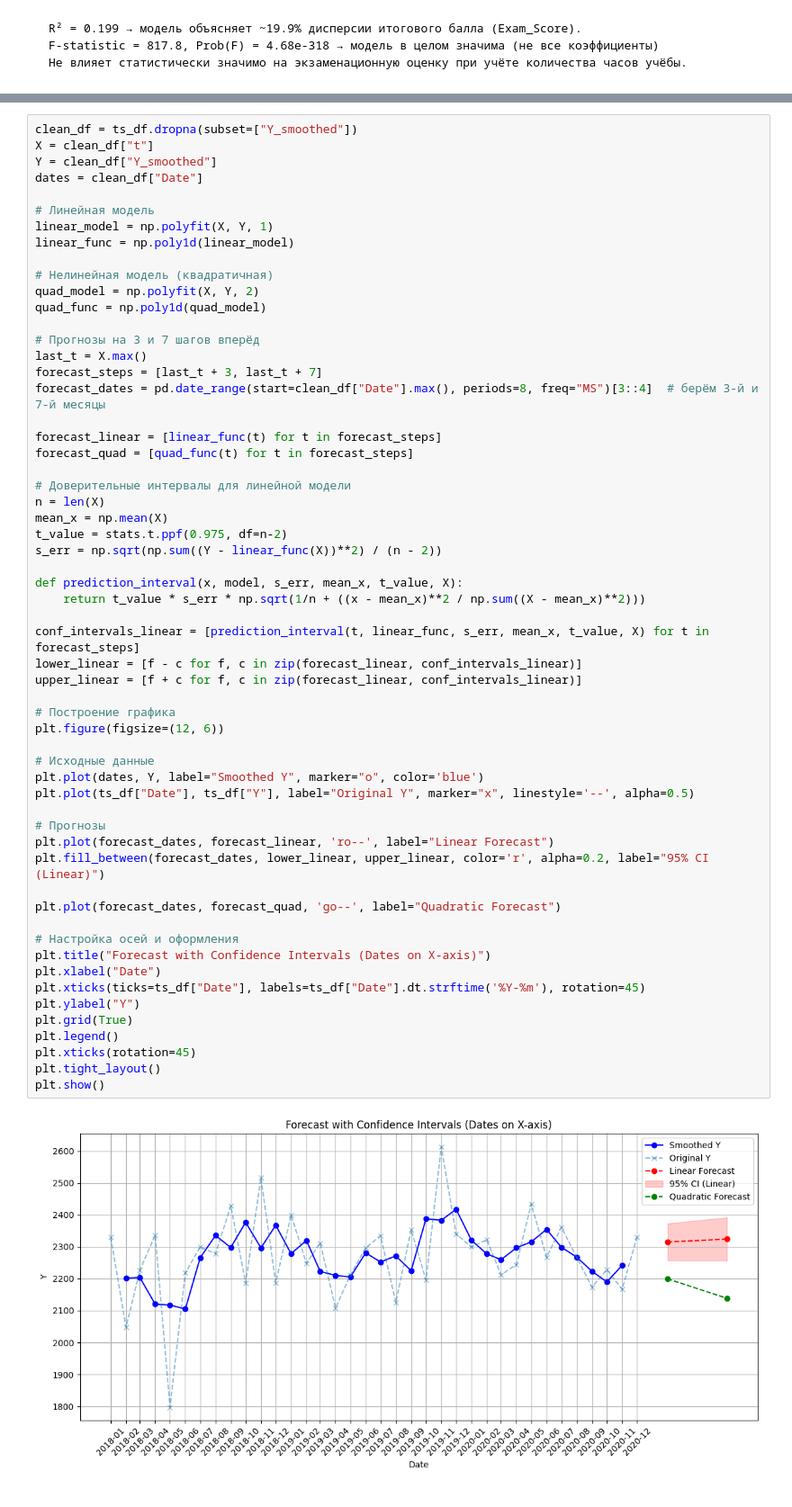
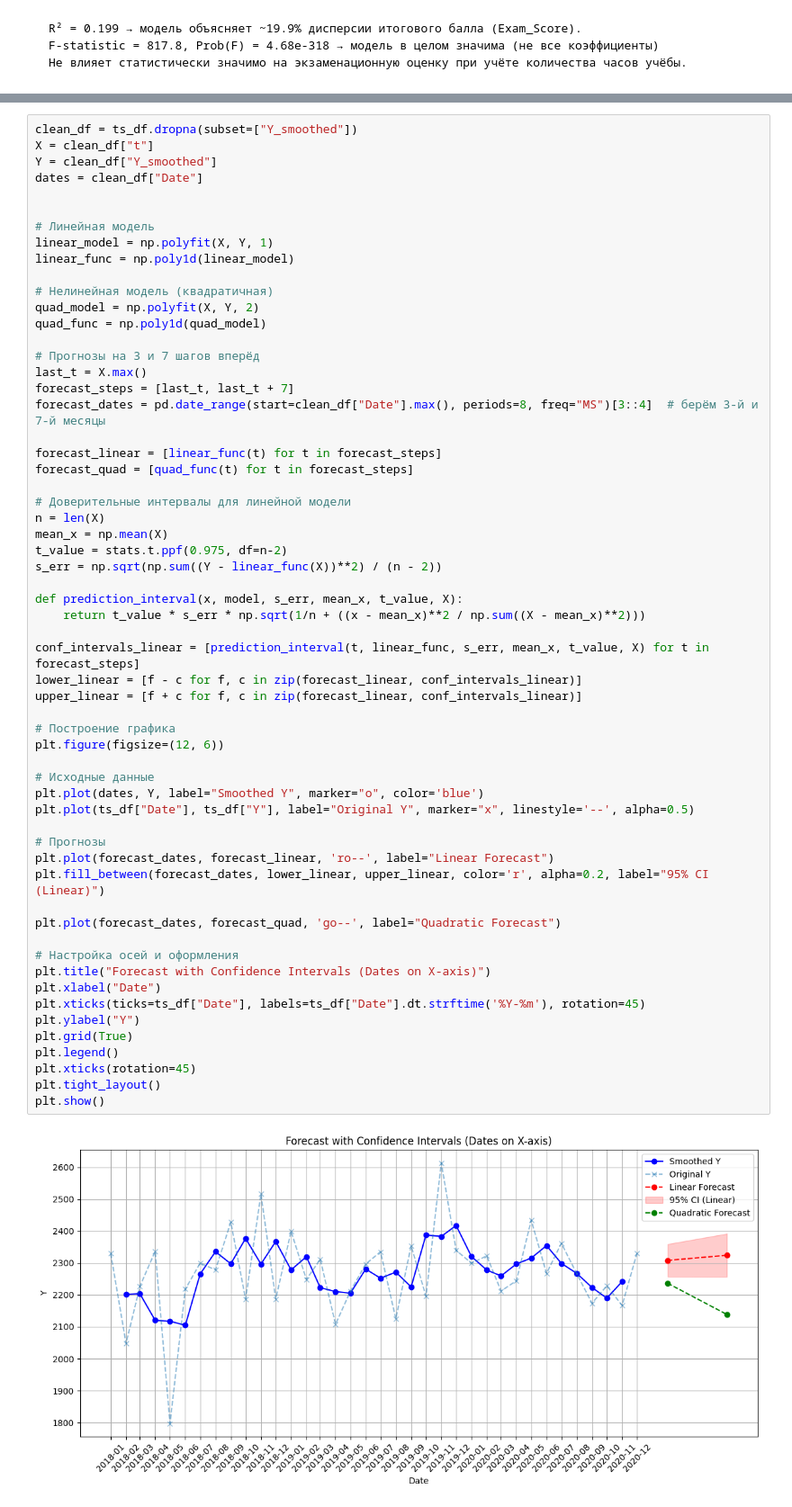
Before and after one commit to alex-s2222/DS, a Jupyter notebook: bigData/TimeSeries/TimeSeries.ipynb, the cells around one changed output, grey strips where cells are left out. Shown at 90% size. Saved outputs shown, nothing was run; the diff lists cells and outputs as text.

```diff
--- a/bigData/TimeSeries/TimeSeries.ipynb
+++ b/bigData/TimeSeries/TimeSeries.ipynb
@@ -798,6 +811,7 @@ clean_df = ts_df.dropna(subset=["Y_smoothed"])
 X = clean_df["t"]
 Y = clean_df["Y_smoothed"]
 dates = clean_df["Date"]
+
 
 # Линейная модель
 linear_model = np.polyfit(X, Y, 1)
@@ -809,7 +823,7 @@ quad_func = np.poly1d(quad_model)
 
 # Прогнозы на 3 и 7 шагов вперёд
 last_t = X.max()
-forecast_steps = [last_t + 3, last_t + 7]
+forecast_steps = [last_t, last_t + 7]
 forecast_dates = pd.date_range(start=clean_df["Date"].max(), periods=8, freq="MS")[3::4]  # берём 3-й и 7-й месяцы
 
 forecast_linear = [linear_func(t) for t in forecast_steps]
@@ -825,31 +839,31 @@ def prediction_interval(x, model, s_err, mean_x, t_value, X):
     return t_value * s_err * np.sqrt(1/n + ((x - mean_x)**2 / np.sum((X - mean_x)**2)))
 
 conf_intervals_linear = [prediction_interval(t, linear_func, s_err, mean_x, t_value, X) for t in forecast_steps]
 lower_linear = [f - c for f, c in zip(forecast_linear, conf_intervals_linear)]
 upper_linear = [f + c for f, c in zip(forecast_linear, conf_intervals_linear)]
 
 # Построение графика
 plt.figure(figsize=(12, 6))
 
 # Исходные данные
 plt.plot(dates, Y, label="Smoothed Y", marker="o", color='blue')
 plt.plot(ts_df["Date"], ts_df["Y"], label="Original Y", marker="x", linestyle='--', alpha=0.5)
 
 # Прогнозы
 plt.plot(forecast_dates, forecast_linear, 'ro--', label="Linear Forecast")
 plt.fill_between(forecast_dates, lower_linear, upper_linear, color='r', alpha=0.2, label="95% CI (Linear)")
 
 plt.plot(forecast_dates, forecast_quad, 'go--', label="Quadratic Forecast")
 
 # Настройка осей и оформления
 plt.title("Forecast with Confidence Intervals (Dates on X-axis)")
 plt.xlabel("Date")
 plt.xticks(ticks=ts_df["Date"], labels=ts_df["Date"].dt.strftime('%Y-%m'), rotation=45)
 plt.ylabel("Y")
 plt.grid(True)
 plt.legend()
 plt.xticks(rotation=45)
 plt.tight_layout()
 plt.show()
 # %% [output]
-[figure, old version]
+[figure, new version]
```
Also changed, not shown: parts of 5 cells of this notebook.
